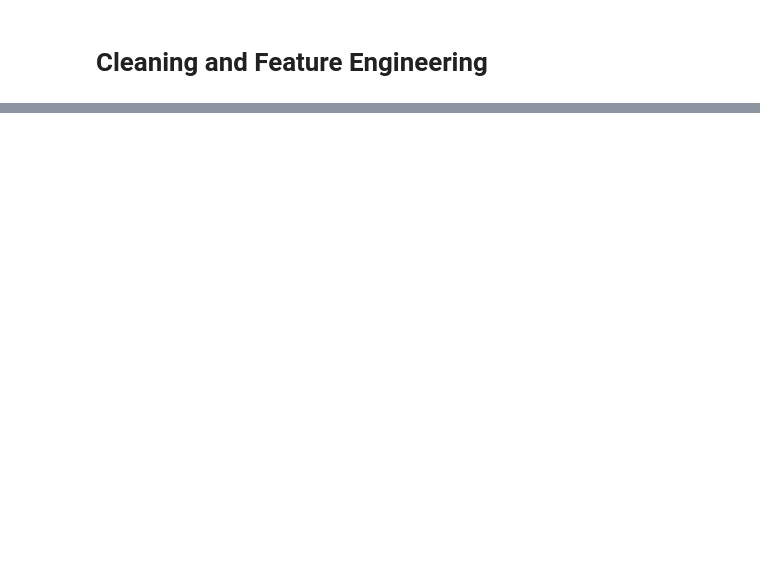
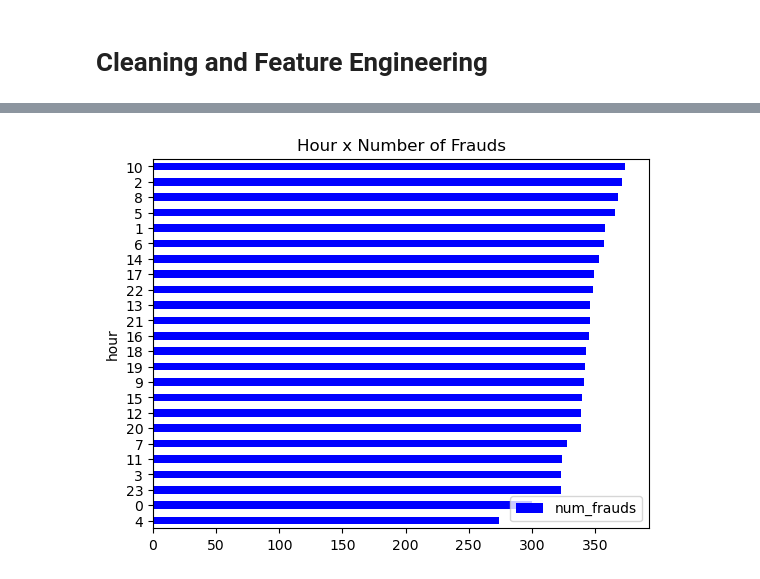
Before and after one commit to AndreNB1702/fraud-detection, a Jupyter notebook: analysis.ipynb, the cells around one changed output, grey strips where cells are left out. Cells and saved outputs as stored; diff of their text form; code cells hidden in the pictures; blank space fills up the shorter version.

```diff
--- a/analysis.ipynb
+++ b/analysis.ipynb
@@ -79,0 +155,17 @@ df = pd.get_dummies(df, columns=['type'], drop_first=False)
+# %%
+df['hour'] = df['hour'].astype(int)
+
+fraud_by_hour = (
+    df[df['isFraud'] == 1]['hour']
+    .value_counts()
+    .reset_index()
+    .rename(columns={'index': 'hour', 'hour': 'num_frauds'})
+    .sort_values('num_frauds', ascending=True)
+)
+
+fraud_by_hour.plot.barh(x='hour', y='num_frauds', color='blue')
+
+plt.title("Hour x Number of Frauds")
+plt.show()
+# %% [output]
+[figure, added]
```
Also changed, not shown: parts of 10 cells of this notebook, 1 other file.
